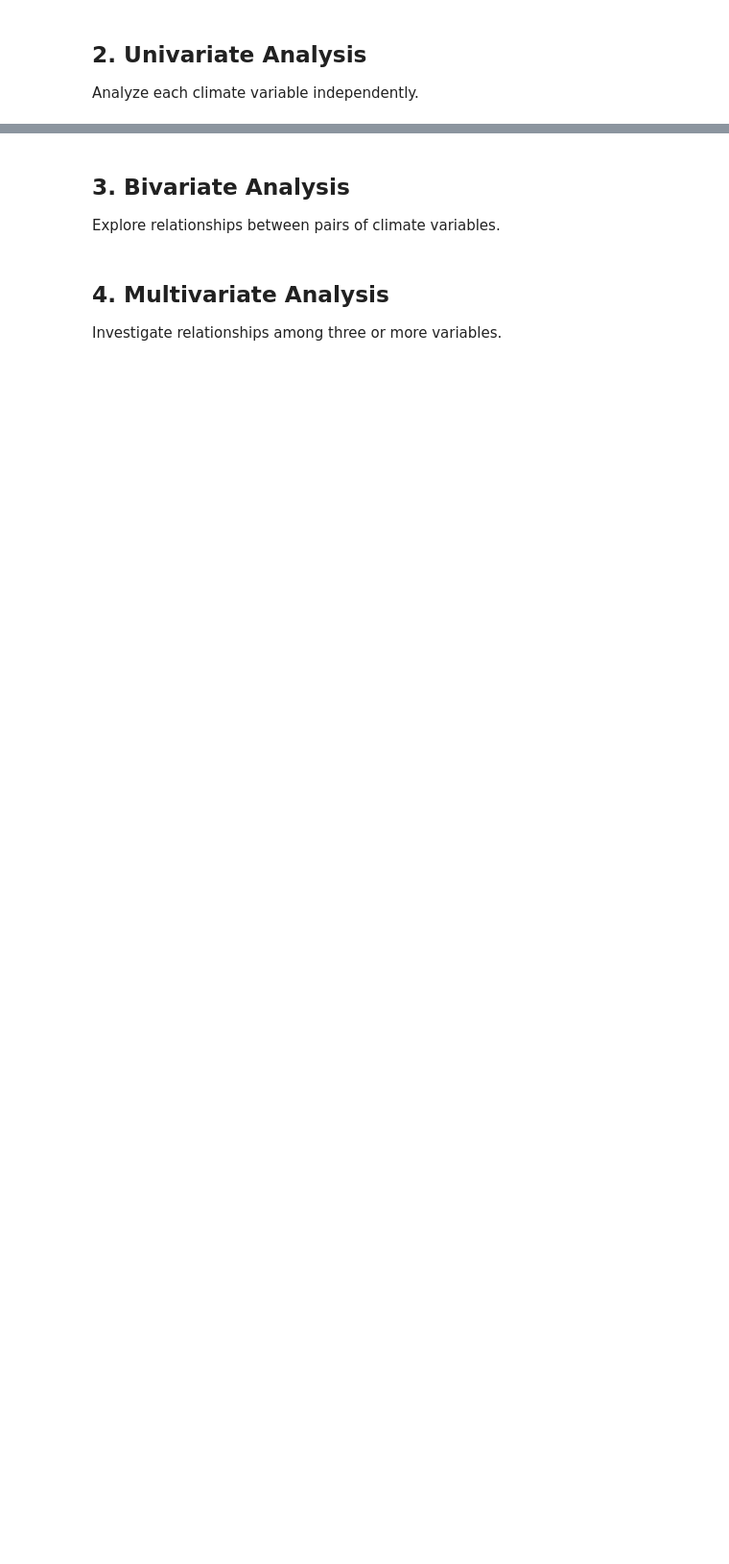
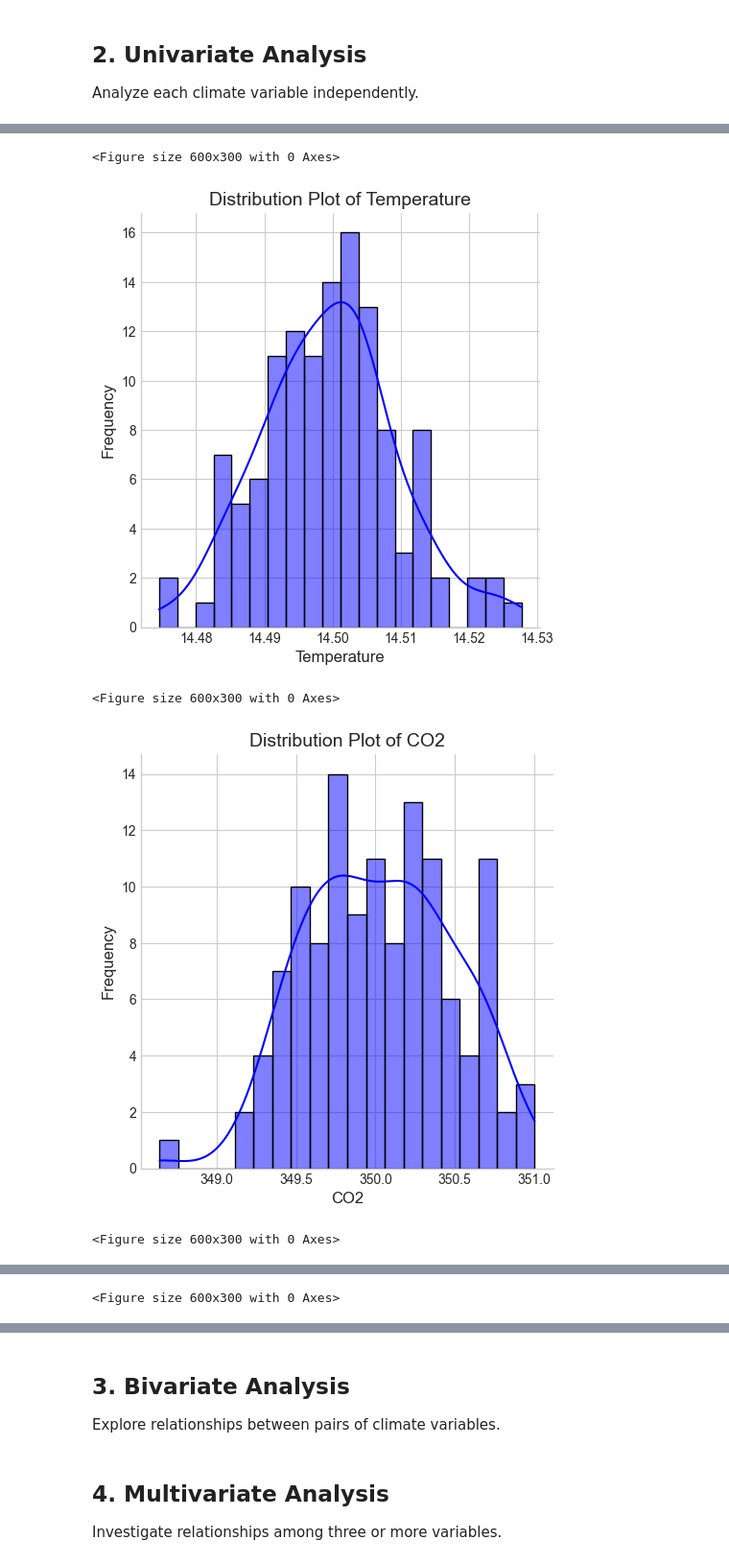
Before and after one commit to Omdena-NIC-Nepal/complete-eda-ideate, a Jupyter notebook: climate_eda.ipynb, the cells around one changed output, grey strips where cells are left out. Shown at 96% size. Cells and saved outputs as stored; diff of their text form; code cells hidden in the pictures; blank space fills up the shorter version.

```diff
--- a/climate_eda.ipynb
+++ b/climate_eda.ipynb
@@ -153,0 +164,15 @@ Passing `palette` without assigning `hue` is deprecated and will be removed in v
+# %%
+# Plot Distribution plots (displot)
+for column in variables:
+    plt.figure(figsize=(6, 3))
+    sns.displot(df_aggregated[column], bins=20, kde=True, color="blue")
+    plt.title(f'Distribution Plot of {column}', fontsize=14)
+    plt.xlabel(column, fontsize=12)
+    plt.ylabel('Frequency', fontsize=12)
+    plt.show()
+# %% [output]
+<Figure size 600x300 with 0 Axes>
+[figure, added]
+<Figure size 600x300 with 0 Axes>
+[figure, added]
+<Figure size 600x300 with 0 Axes>
@@ -153,0 +180 @@ Passing `palette` without assigning `hue` is deprecated and will be removed in v
+<Figure size 600x300 with 0 Axes>
```
Also changed, not shown: parts of 7 cells of this notebook.
